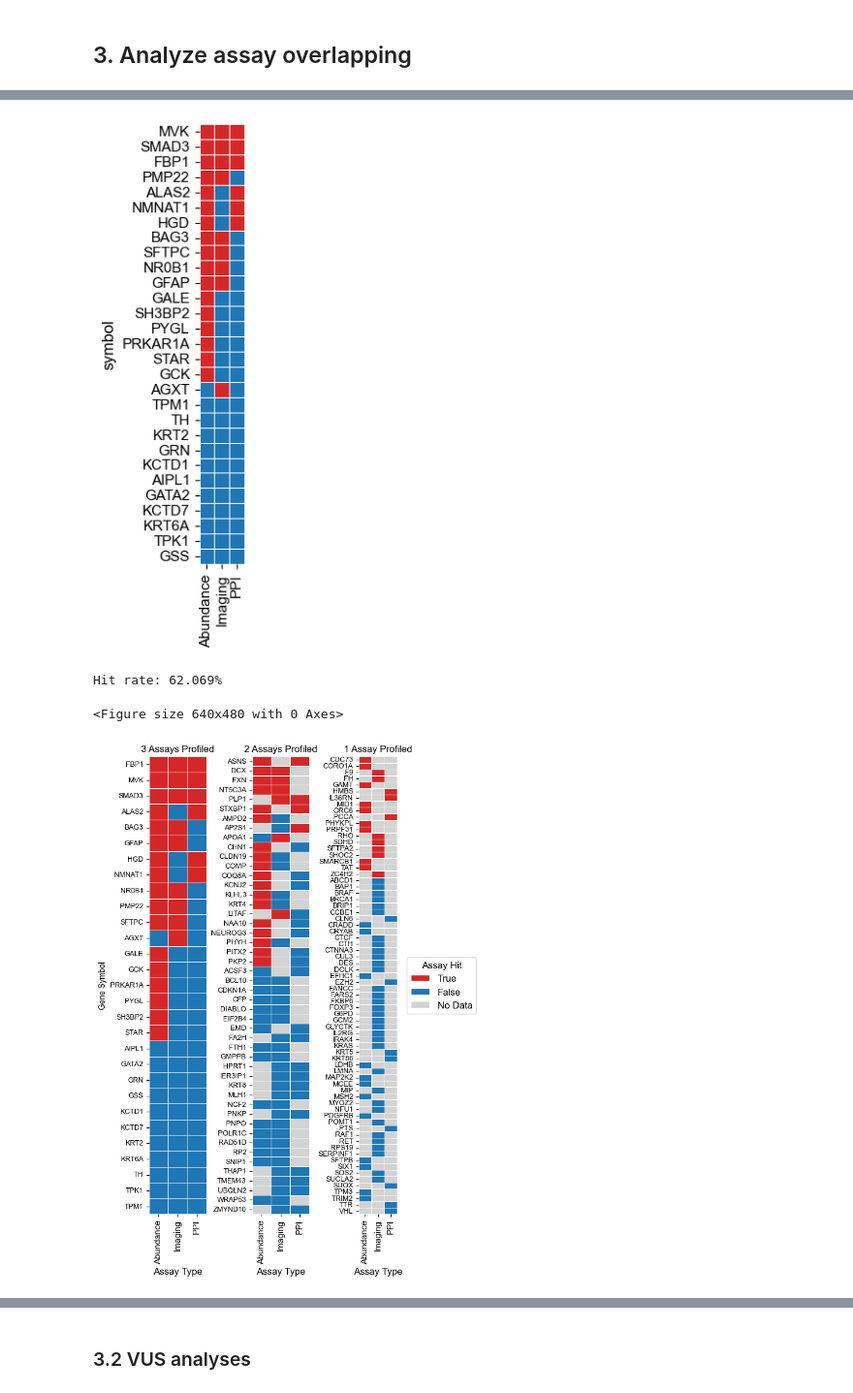
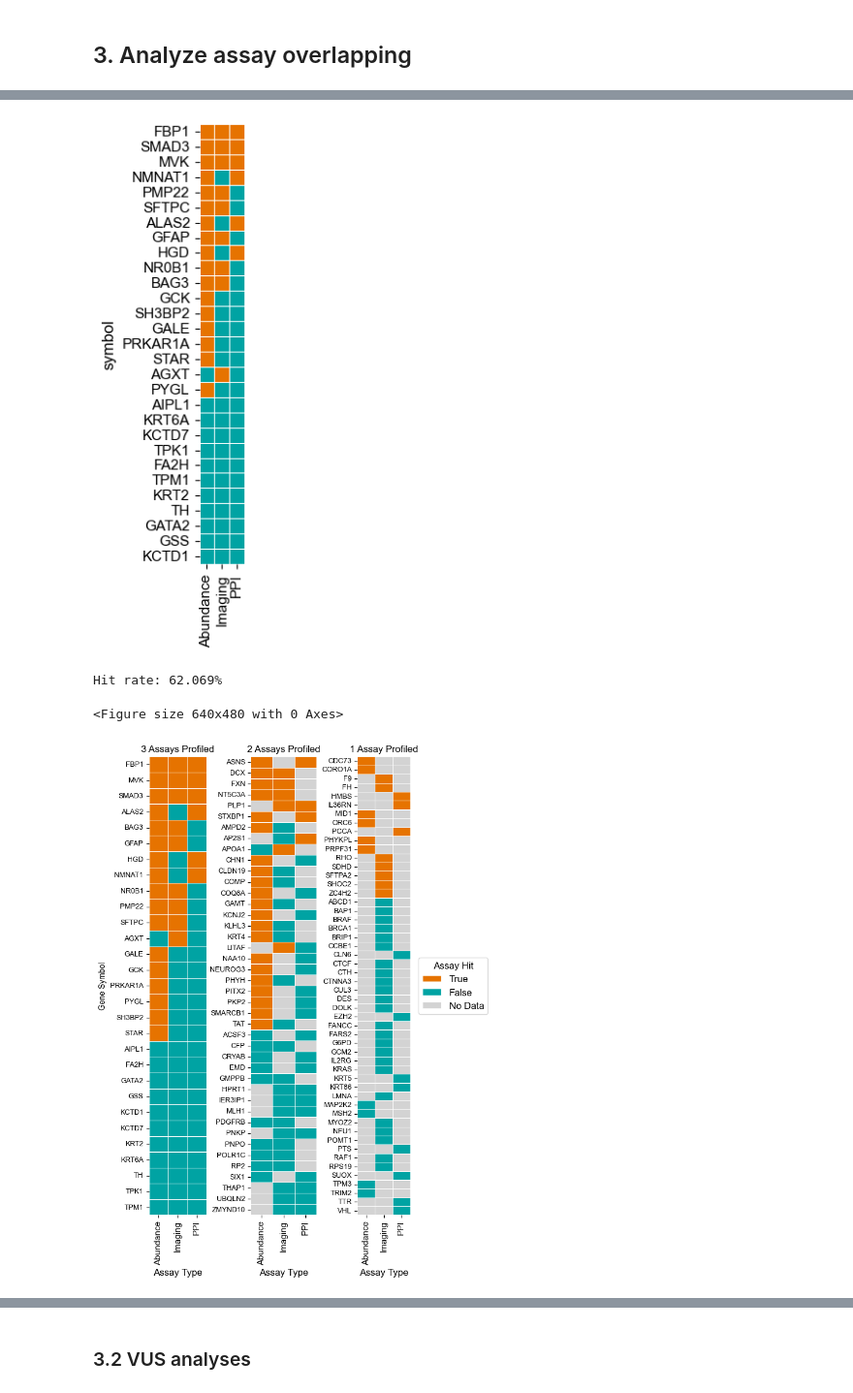
Before and after one commit to broadinstitute/2025_laval_submitted, a Jupyter notebook: 3_integrated_assay_results/2_analysis/0_all_assays_summary.ipynb, the cells around one changed output, grey strips where cells are left out. Shown at 97% size. Saved outputs shown, nothing was run; the diff lists cells and outputs as text; code cells hidden in the pictures.

```diff
--- a/3_integrated_assay_results/2_analysis/0_all_assays_summary.ipynb
+++ b/3_integrated_assay_results/2_analysis/0_all_assays_summary.ipynb
@@ -640,9 +547,13 @@ def explained_gene_per_assay(assay_df, show_plot=False, benign_thres=1e-3, patho
 
     return gene_summary_with_stats
 # %%
+genes_with_patho_variants = al_dual_img_ppi_assayed_dedup.filter(
+    pl.col("clinvar_clnsig_clean").is_in(["Pathogenic"])
+).unique("symbol")["symbol"].to_list()
+
 dual_ipa_gene = explained_gene_per_assay(al_dual_img_ppi_assayed_dedup.filter(
     pl.col("dualipa_abun_change").is_not_null(),
-    pl.col("clinvar_clnsig_clean").is_in(["Pathogenic","Benign"])
+    pl.col("symbol").is_in(genes_with_patho_variants)
 ).with_columns(
     pl.when(pl.col("dualipa_abun_change")=="Y")
     .then(pl.lit(True))
@@ -652,7 +563,7 @@ dual_ipa_gene = explained_gene_per_assay(al_dual_img_ppi_assayed_dedup.filter(
 
 imaging_gene = explained_gene_per_assay(al_dual_img_ppi_assayed_dedup.filter(
     pl.col("img_pheno_hit").is_not_null(),
-    pl.col("clinvar_clnsig_clean").is_in(["Pathogenic","Benign"])
+    pl.col("symbol").is_in(genes_with_patho_variants)
 ).with_columns(
     pl.when(pl.col("img_pheno_hit"))
     .then(pl.lit(True))
@@ -662,7 +573,7 @@ imaging_gene = explained_gene_per_assay(al_dual_img_ppi_assayed_dedup.filter(
 
 ppi_gene = explained_gene_per_assay(al_dual_img_ppi_assayed_dedup.filter(
     pl.col("ppi_hit").is_not_null(),
-    pl.col("clinvar_clnsig_clean").is_in(["Pathogenic","Benign"])
+    pl.col("symbol").is_in(genes_with_patho_variants)
 ).with_columns(
     pl.when(pl.col("ppi_hit"))
     .then(pl.lit(True))
@@ -794,7 +704,7 @@ mask = heatmap_data.isna()
 heatmap_data_filled = heatmap_data.astype(float)  # Keep as float to preserve NaN
 
 # Create custom colormap: blue for False (0), red for True (1)
-colors = ['#1f77b4', '#d62728']  # blue, red
+colors = ['#00A3A3', '#E67300']  # blue, red
 custom_cmap = ListedColormap(colors)
 
 # Set the bad color (for masked values) to light grey
@@ -817,7 +727,7 @@ plt.show()
 hit_rate = heatmap_data_filled.loc[heatmap_data_filled.sum(axis=1) > 0,:].shape[0] / heatmap_data_filled.shape[0]
 print(f"Hit rate: {hit_rate*100:.3f}%")
 # %% [output]
-[figure, old version]
+[figure, new version]
 Hit rate: 62.069%
 # %%
 # # Prepare data for heatmap - handle NaN values properly
@@ -971,10 +881,9 @@ fig = plt.figure(figsize=(10, 10))
 # axes = [fig.add_subplot(gs[0, i]) for i in range(3)]
 
 ax1 = fig.add_axes([0.06, 0.1, 0.1, 0.8])   # Panel 1
-ax2 = fig.add_axes([0.18, 0.1, 0.22, 0.8])   # Panel 2 (gap = 0.02)
-ax3 = fig.add_axes([0.26, 0.1, 0.40, 0.8])   # Panel 3 (gap = 0.07)
+ax2 = fig.add_axes([0.185, 0.1, 0.22, 0.8])   # Panel 2 (gap = 0.02)
+ax3 = fig.add_axes([0.27, 0.1, 0.40, 0.8])   # Panel 3 (gap = 0.07)
 axes = [ax1, ax2, ax3]
-
 
 # Panel 1: First ~50 genes
 if len(genes_panel1) > 0:
@@ -1040,37 +949,39 @@ if len(genes_panel3) > 0:
                 ax=axes[2],
                 yticklabels=True,
                 vmin=0, vmax=1
                 )
     axes[2].set_ylabel('')
     axes[2].set_xlabel('Assay Type')
     axes[2].set_title(f'1 Assay Profiled')
     axes[2].tick_params(axis='y', labelsize=9)
     axes[2].set_xticklabels(axes[2].get_xticklabels(), rotation=90) #, ha="center"
     axes[2].set_aspect(0.5)
 else:
     axes[2].set_visible(False)
 
 # Manual colorbar as legend
 legend_elements = [
-    Patch(facecolor='#d62728', edgecolor='white', label='True'),
-    Patch(facecolor='#1f77b4', edgecolor='white', label='False'),
+    Patch(facecolor='#E67300', edgecolor='white', label='True'),
+    Patch(facecolor='#00A3A3', edgecolor='white', label='False'),
     Patch(facecolor='lightgrey', edgecolor='white', label='No Data')
 ]
 
 # Position legend on right side
 fig.legend(
     handles=legend_elements,
     loc='center right',
     title='Assay Hit',
     frameon=True,
-    bbox_to_anchor=(0.64, 0.5)
+    bbox_to_anchor=(0.66, 0.5)
 )
 # plt.suptitle('Gene Performance Across Assays (Sorted by Total Passes)\n(Red=Pass, Blue=Fail, Grey=No Data)', y=0.95)
+plt.tight_layout()
+plt.savefig("../4_manuscript_figures/assay_hit_per_gene.svg", dpi=400, transparent=True, bbox_inches='tight')
 plt.show()
 # merged_genes
 # %% [output]
 <Figure size 640x480 with 0 Axes>
-[figure, old version]
+[figure, new version]
 # %%
 # Create pie chart for ClinVar annotation categories
 merged_genes_any_path_pl = pl.DataFrame(merged_genes_any_path).with_columns(
```
Also changed, not shown: parts of 10 cells of this notebook, 3 other files.
